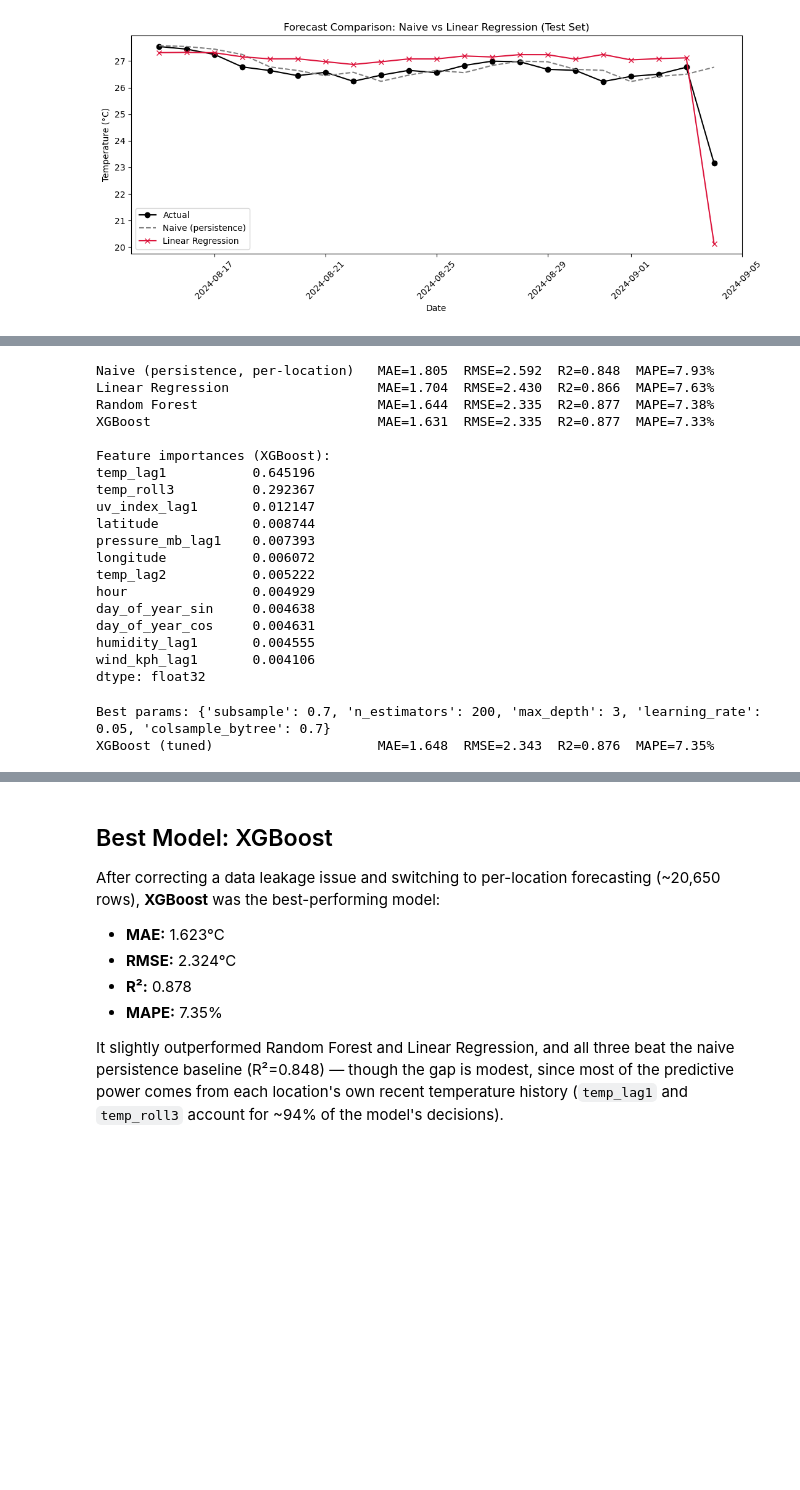
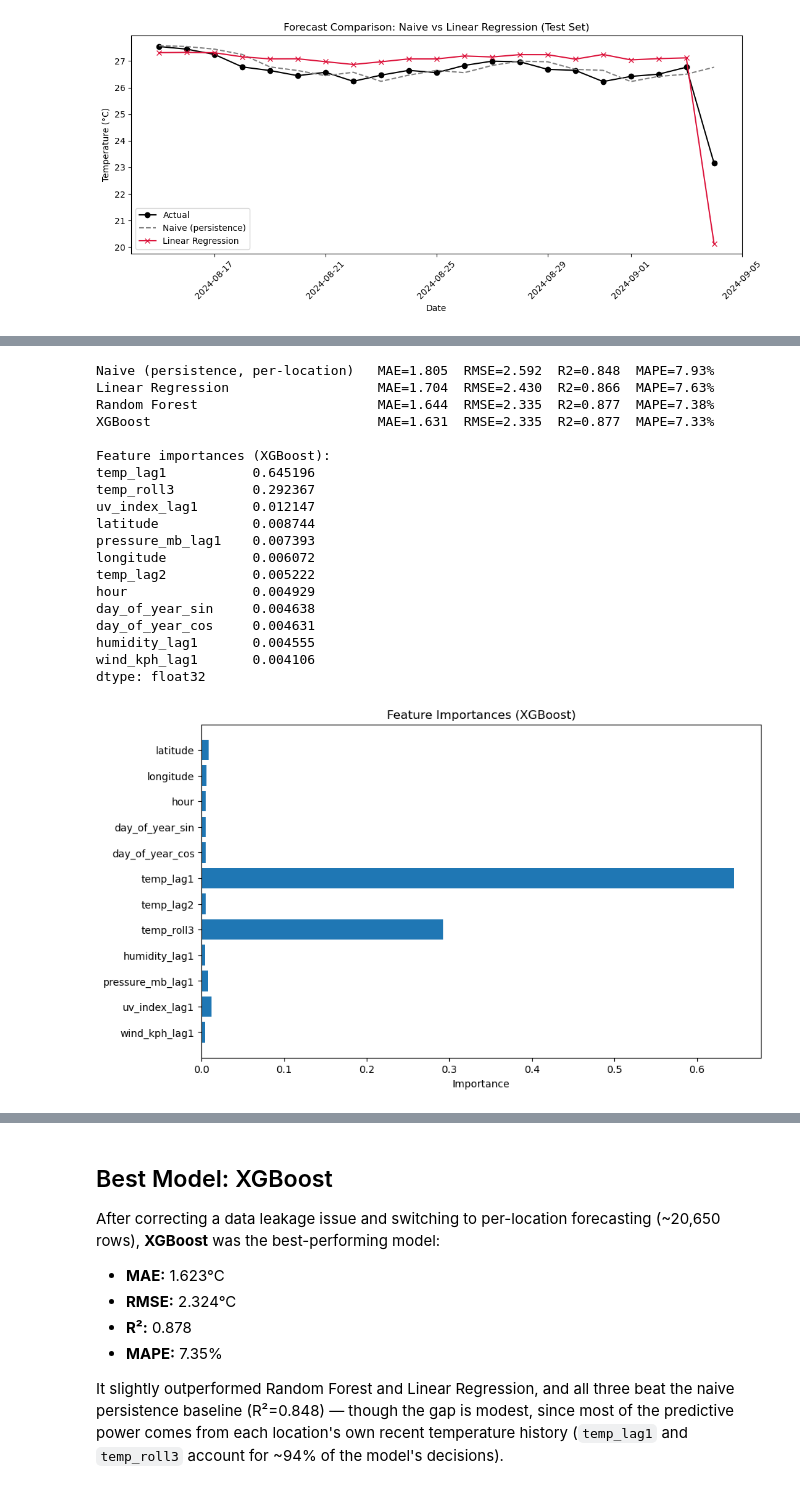
Before and after one commit to rita-nyaga/Weather_Trend_Forecasting, a Jupyter notebook: index.ipynb, the cells around one changed output, grey strips where cells are left out. Saved outputs shown, nothing was run; the diff lists cells and outputs as text; code cells hidden in the pictures; blank space fills up the shorter version.

```diff
--- a/index.ipynb
+++ b/index.ipynb
@@ -548,56 +566,40 @@ rf.fit(X_train, y_train)
 evaluate(y_test, rf.predict(X_test), "Random Forest")
 
 # XGBoost
 xgb = XGBRegressor(n_estimators=300, max_depth=5, learning_rate=0.05, random_state=42)
 xgb.fit(X_train, y_train)
 evaluate(y_test, xgb.predict(X_test), "XGBoost")
 
 # Feature importance
 print("\nFeature importances (XGBoost):")
 print(pd.Series(xgb.feature_importances_, index=feature_cols).sort_values(ascending=False))
+
+# Plotting feature importances
+plt.figure(figsize=(10, 6))
+plt.barh(feature_cols, xgb.feature_importances_)
+plt.xlabel("Importance")
+plt.title("Feature Importances (XGBoost)")
+plt.gca().invert_yaxis()
+plt.savefig('images/feature_importances_xgboost.png')
+plt.show()
 # %% [output]
 Naive (persistence, per-location)   MAE=1.805  RMSE=2.592  R2=0.848  MAPE=7.93%
 Linear Regression                   MAE=1.704  RMSE=2.430  R2=0.866  MAPE=7.63%
 Random Forest                       MAE=1.644  RMSE=2.335  R2=0.877  MAPE=7.38%
 XGBoost                             MAE=1.631  RMSE=2.335  R2=0.877  MAPE=7.33%
 
 Feature importances (XGBoost):
 temp_lag1           0.645196
 temp_roll3          0.292367
 uv_index_lag1       0.012147
 latitude            0.008744
 pressure_mb_lag1    0.007393
 longitude           0.006072
 temp_lag2           0.005222
 hour                0.004929
 day_of_year_sin     0.004638
 day_of_year_cos     0.004631
 humidity_lag1       0.004555
 wind_kph_lag1       0.004106
 dtype: float32
+[figure, added]
-# %%
-from sklearn.model_selection import TimeSeriesSplit, RandomizedSearchCV
-
-tscv = TimeSeriesSplit(n_splits=5)
-param_grid = {
-    'n_estimators': [200, 300, 400],
-    'max_depth': [3, 5, 7, 9],
-    'learning_rate': [0.01, 0.03, 0.05, 0.1],
-    'subsample': [0.7, 0.85, 1.0],
-    'colsample_bytree': [0.7, 0.85, 1.0],
-}
-search = RandomizedSearchCV(
-    XGBRegressor(random_state=42),
-    param_distributions=param_grid,
-    n_iter=30,
-    cv=tscv,
-    scoring='neg_root_mean_squared_error',
-    random_state=42,
-    n_jobs=-1
-)
-search.fit(X_train, y_train)
-print("Best params:", search.best_params_)
-evaluate(y_test, search.best_estimator_.predict(X_test), "XGBoost (tuned)")
-# %% [output]
-Best params: {'subsample': 0.7, 'n_estimators': 200, 'max_depth': 3, 'learning_rate': 0.05, 'colsample_bytree': 0.7}
-XGBoost (tuned)                     MAE=1.648  RMSE=2.343  R2=0.876  MAPE=7.35%
```
Also changed, not shown: parts of 11 cells of this notebook, 8 other files.
